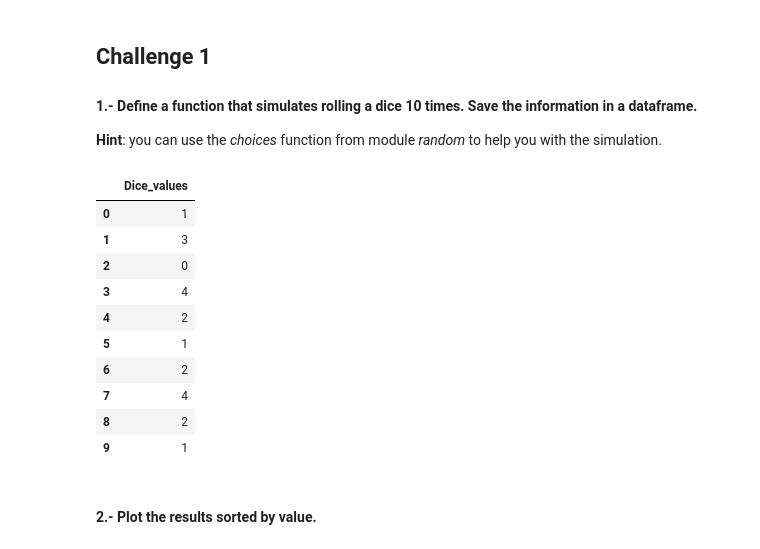
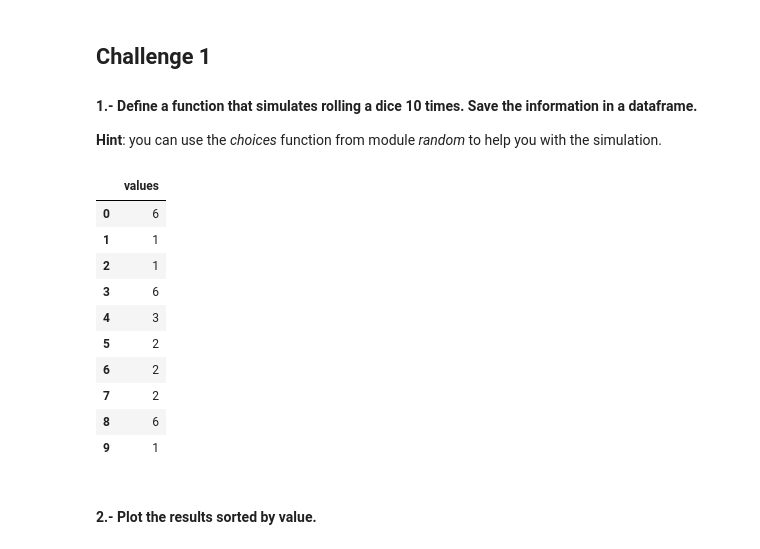
Before and after one commit to ta-data-bcn/descriptive-stats, a Jupyter notebook: your-code/main.ipynb, the cells around one changed output. Drawn from its saved outputs; the diff is of its cells as text; code cells hidden in the pictures.

```diff
--- a/your-code/main.ipynb
+++ b/your-code/main.ipynb
@@ -16,23 +17,23 @@ import matplotlib
 **Hint**: you can use the *choices* function from module *random* to help you with the simulation.
 # %%
 # your code here
-
-list_dice = [random.randint(0,6) for i in range(10)]
+random.seed(42)
+list_dice = [random.randint(1,6) for i in range(10)]
 
 
-info_dice = pd.DataFrame(list_dice, columns =['Dice_values'])
-info_dice
+dice = pd.DataFrame(list_dice, columns =['values'])
+dice
 # %% [output]
-|  | Dice_values |
-| 0 | 1 |
-| 1 | 3 |
-| 2 | 0 |
-| 3 | 4 |
-| 4 | 2 |
-| 5 | 1 |
+|  | values |
+| 0 | 6 |
+| 1 | 1 |
+| 2 | 1 |
+| 3 | 6 |
+| 4 | 3 |
+| 5 | 2 |
 | 6 | 2 |
-| 7 | 4 |
-| 8 | 2 |
+| 7 | 2 |
+| 8 | 6 |
 | 9 | 1 |
 # %% [markdown]
 #### 2.- Plot the results sorted by value.
```
Also changed, not shown: parts of 76 cells of this notebook.
